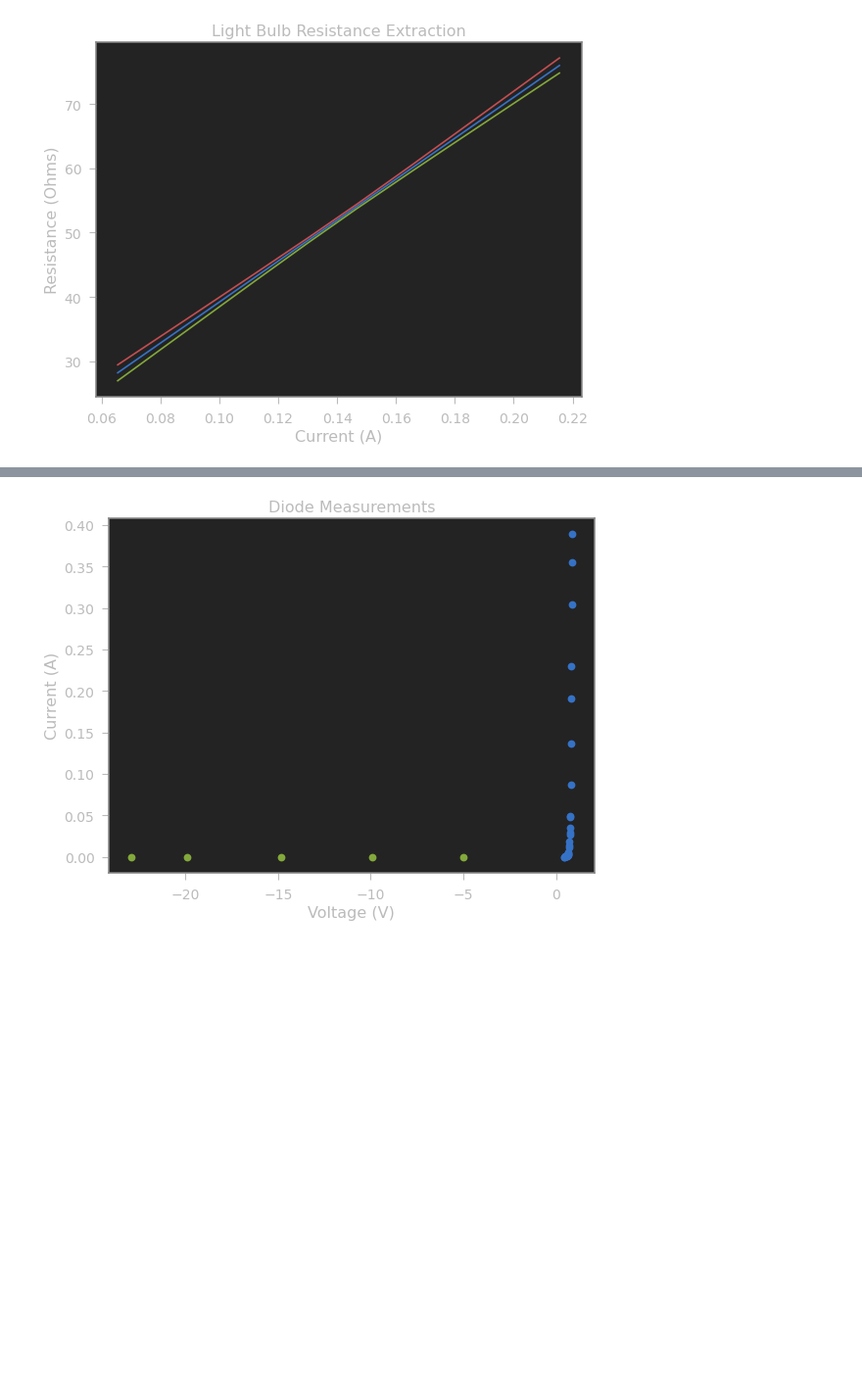
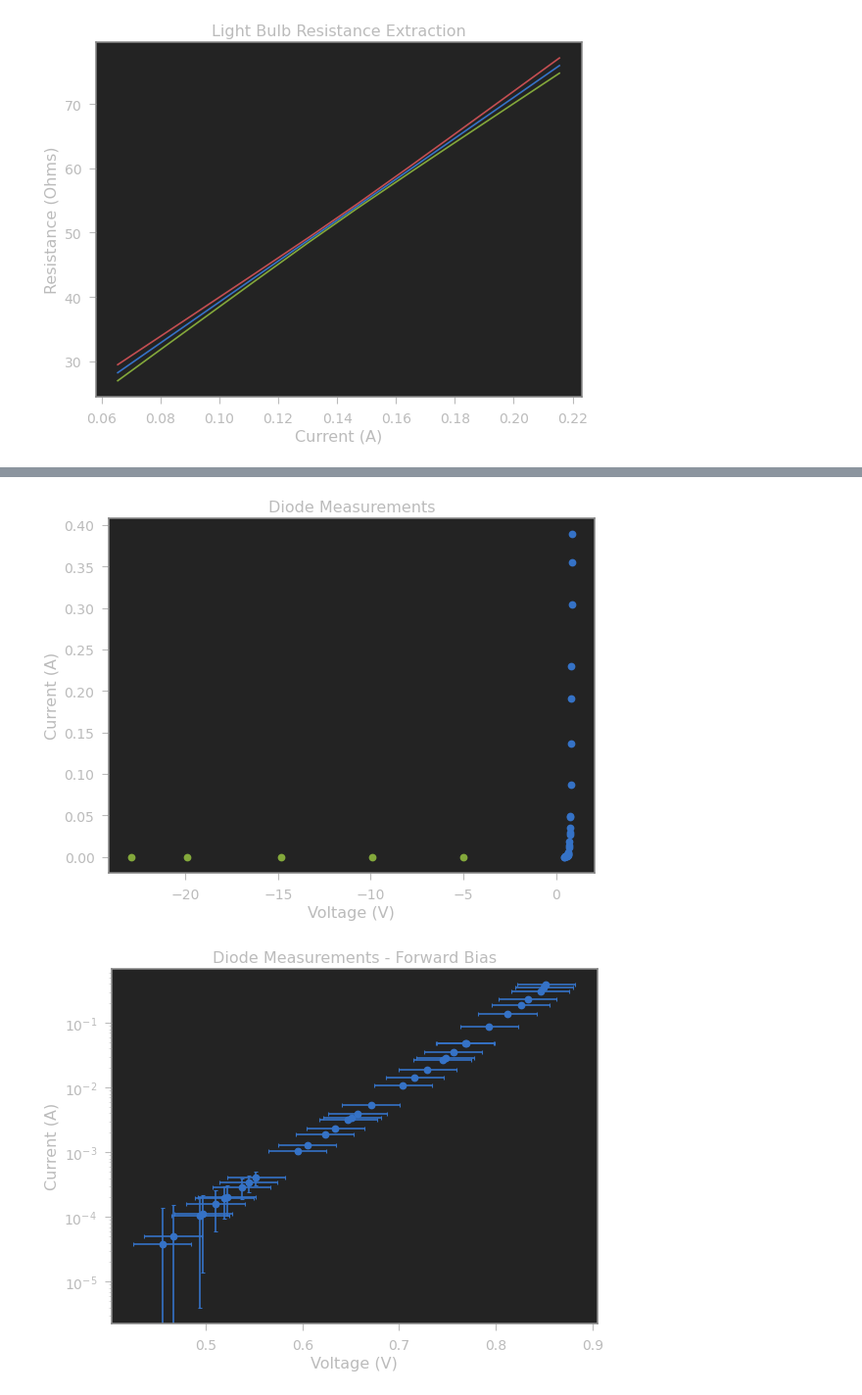
Before and after one commit to brash99/Phys202L, a Jupyter notebook: JupyterNotebooks/Lab4/Ohms_Law_Analysis_ODR.ipynb, the cells around one changed output, grey strips where cells are left out. Shown: that part at 98% size. Saved outputs shown, nothing was run; the diff lists cells and outputs as text; code cells hidden in the pictures; blank space fills up the shorter version.

```diff
--- a/JupyterNotebooks/Lab4/Ohms_Law_Analysis_ODR.ipynb
+++ b/JupyterNotebooks/Lab4/Ohms_Law_Analysis_ODR.ipynb
@@ -424,24 +448,38 @@ plt.show()
 # %%
 xi1 = df3['Voltage']
 yi1 = df3['Current']
 sigmaxi1 = df3['dVoltage']
 sigmayi1 = df3['dCurrent']
 
 xi2 = df4['Voltage']
 yi2 = df4['Current']
 sigmaxi2 = df4['dVoltage']
 sigmayi2 = df4['dCurrent']
 
 plt.figure(figsize=(8, 6), dpi=80)
 
 plt.errorbar(xi1, yi1, xerr=sigmaxi1, yerr=sigmayi1, fmt='o', capsize=2, capthick=1)
 plt.errorbar(xi2, yi2, xerr=sigmaxi2, yerr=sigmayi2, fmt='o', capsize=2, capthick=1)
 
 #########################
 
 plt.ylabel('Current (A)')
 plt.xlabel('Voltage (V)')
 plt.title('Diode Measurements')
 plt.show()
+
+plt.figure(figsize=(8, 6), dpi=80)
+
+plt.errorbar(xi1, yi1, xerr=sigmaxi1, yerr=sigmayi1, fmt='o', capsize=2, capthick=1)
+
+#########################
+
+plt.ylabel('Current (A)')
+plt.xlabel('Voltage (V)')
+plt.title('Diode Measurements - Forward Bias')
+#plt.xlim(0.3,1.0)
+plt.yscale('log')
+plt.show()
 # %% [output]
 [figure]
+[figure, added]
```
Also changed, not shown: parts of 10 cells of this notebook.
